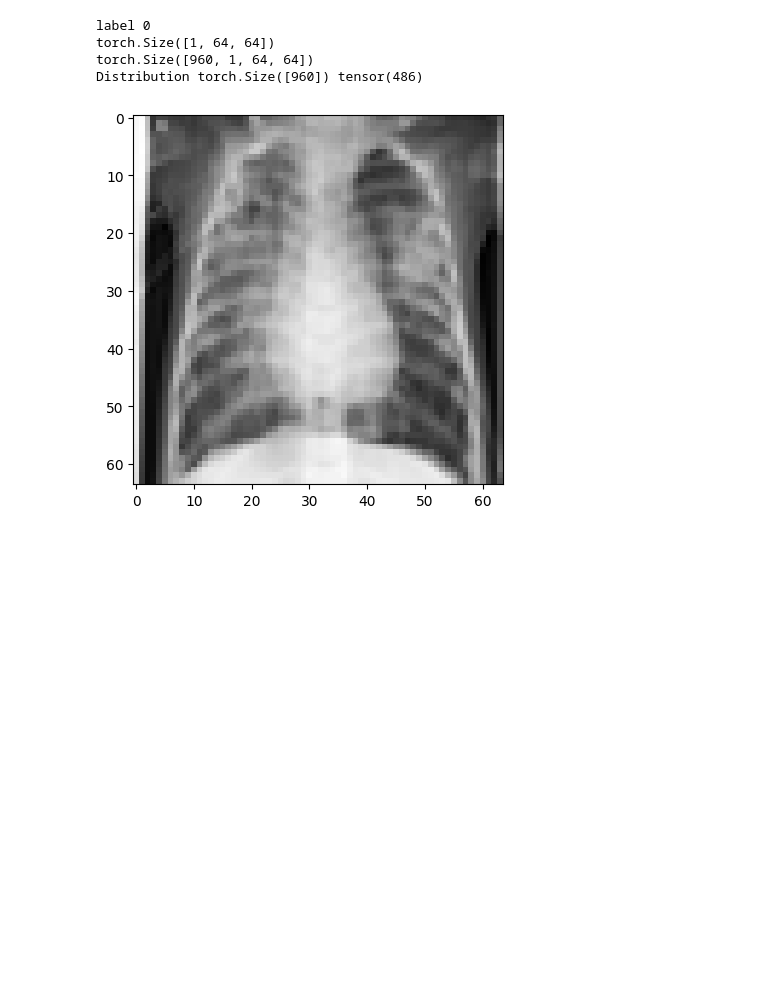
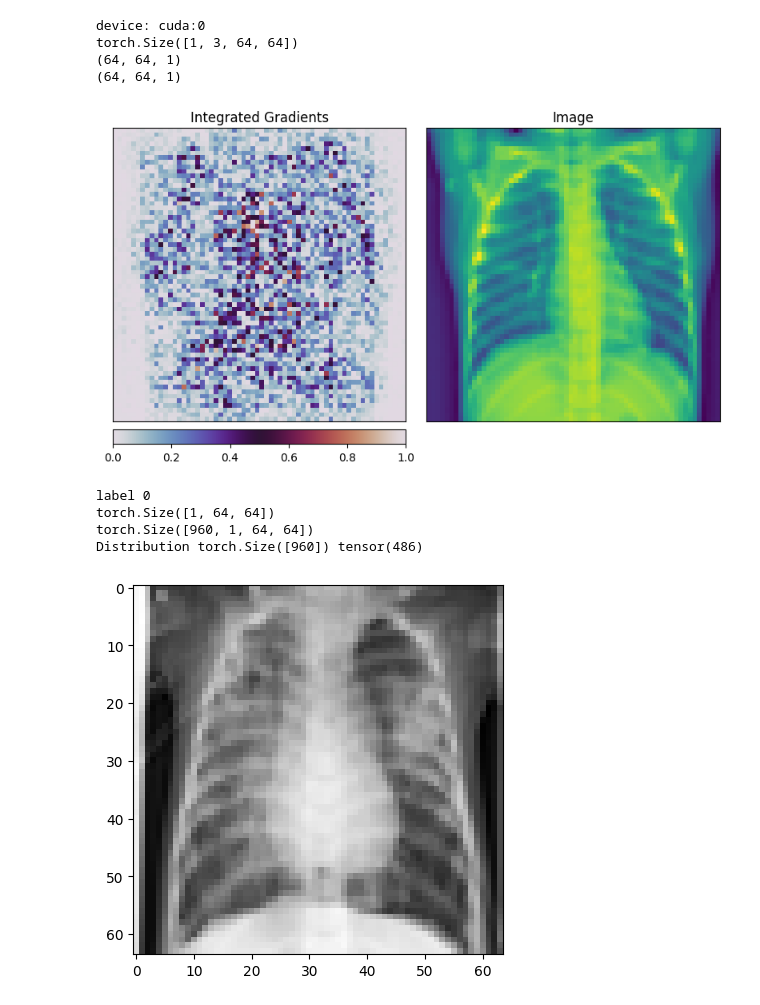
Before and after one commit to Thire399/DC-MasterThesis-2023, a Jupyter notebook: AccuracycheckerTool.ipynb, the cells around one changed output. Saved outputs shown, nothing was run; the diff lists cells and outputs as text; code cells hidden in the pictures; blank space fills up the shorter version.

Commit message:
Captum feature importance now work

```diff
--- a/AccuracycheckerTool.ipynb
+++ b/AccuracycheckerTool.ipynb
@@ -15,10 +15,16 @@ def printScore(file):
     return None
 # %%
 import captum.attr
+import os
+import torch
 from captum.attr import visualization as viz
 import matplotlib.pyplot as plt
+from torchvision import models
+import Models as M
+import gc
+import torch.nn as nn
 os.chdir('/home/thire399/Documents/School/DC-MasterThesis-2023')
-del model
+#del model
 gc.collect()
 gpu = torch.cuda.is_available()
 device = torch.device("cuda:0" if gpu else "cpu")
@@ -33,38 +39,46 @@ data = torch.load(f'Data/Proccesed/{dataSet}/trainX.pt')
 y = torch.load(f'Data/Proccesed/{dataSet}/trainY.pt')
 model.to(device)
 
 model.eval()
 
 IntegratedGradients = captum.attr.IntegratedGradients(model)
 input1 = data[0].unsqueeze(0)
 input2 = data[2].unsqueeze(0)
 input1 = input1.repeat(1,3,1,1).float()
 input2 = input2.repeat(1,3,1,1).float()
 print(input1.shape)
 
 attrDeepLift1 = IntegratedGradients.attribute(input1.to(device), target = 1)
 attrDeepLift2 = IntegratedGradients.attribute(input2.to(device), target = 0)
 
 vis_types = ["heat_map", "original_image"]
 vis_signs = ["absolute_value", "absolute_value"]
-_ = viz.visualize_image_attr_multiple(attrDeepLift1.squeeze().unsqueeze(2).cpu().detach().numpy(),
-                                      input1.squeeze().unsqueeze(2).cpu().detach().numpy(),
+print(attrDeepLift1[0][1].squeeze().unsqueeze(2).cpu().detach().numpy().shape)
+print(input1[0][1].squeeze().unsqueeze(2).cpu().detach().numpy().shape)
+_ = viz.visualize_image_attr_multiple(attrDeepLift1[0][1].squeeze().unsqueeze(2).cpu().detach().numpy(),
+                                      input1[0][1].squeeze().unsqueeze(2).cpu().detach().numpy(),
                                       vis_types,
                                       vis_signs,
-                                      ["Deeplift", "Image"],
+                                      ["Integrated Gradients", "Image"],
                                       show_colorbar = True,
                                       cmap = 'twilight'
                                      )
 
-#ax, fig = plt.subplots(2, 2, figsize = ( 6,6))
+#fig, ax = plt.subplots(2, 2, figsize = ( 6,6))
 #fig1, ax1 = viz.visualize_image_attr(attrDeepLift1.squeeze().unsqueeze(2).cpu().detach().numpy()+1e-10,
-#                                        plt_fig_axis = (fig, ax),
+#                                        plt_fig_axis = (fig, ax[1][1]),
 #                                        cmap = 'twilight',
 #                                        show_colorbar = True,
 #                                        title = 'Deep Lift',
 #                                        use_pyplot = False)
 #plt.tight_layout()
 #plt.show()
+# %% [output]
+device: cuda:0
+torch.Size([1, 3, 64, 64])
+(64, 64, 1)
+(64, 64, 1)
+[figure, added]
 # %%
 import torch
 import matplotlib.pyplot as plt
```
Also changed, not shown: 2 other files.
